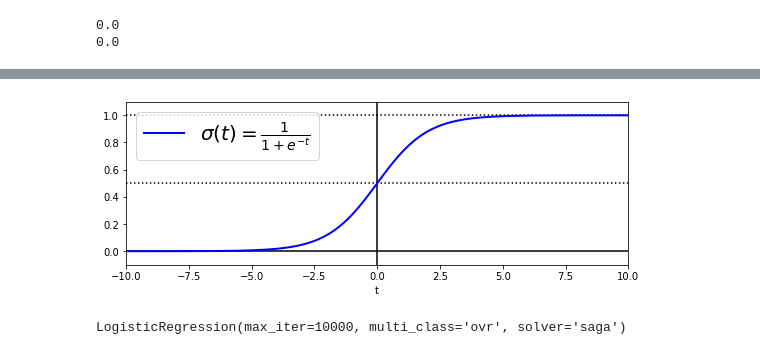
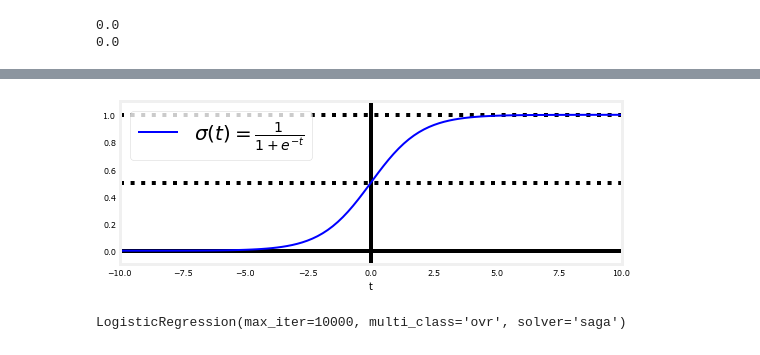
Before and after one commit to vburlay/UCI-Bank-Marketing, a Jupyter notebook: Jupyter Notebook.ipynb, the cells around one changed output, grey strips where cells are left out. Cells and saved outputs as stored; diff of their text form; code cells hidden in the pictures.

```diff
--- a/Jupyter Notebook.ipynb
+++ b/Jupyter Notebook.ipynb
@@ -34,14 +34,14 @@ from sklearn.model_selection import train_test_split
 import matplotlib.colors as mc
 from mpl_toolkits.mplot3d import Axes3D
 %matplotlib inline
+plt.style.use('./deeplearning.mplstyle')
 from sklearn.linear_model import LogisticRegression
-from sklearn.neighbors import KNeighborsClassifier
-from sklearn.tree import DecisionTreeClassifier
-from sklearn.ensemble import RandomForestClassifier
-from sklearn.svm import SVC
 from sklearn.cluster import KMeans
 from sklearn.model_selection import  cross_val_predict
 from sklearn.metrics import roc_curve
+from xgboost import XGBClassifier
+from lib.utils_common import *
+from lib.cnn_keras import build_model, k_fold
 # %% [markdown]
 <a name="2"></a>
 ## Preparing Data for Analysis
@@ -203,18 +147,7 @@ print(pca.explained_variance_ratio_)                              # percentage v
 # %%
-t = np.linspace(-10, 10, 100)
-sig = 1 / (1 + np.exp(-t))
-plt.figure(figsize=(9, 3))
-plt.plot([-10, 10], [0, 0], "k-")
-plt.plot([-10, 10], [0.5, 0.5], "k:")
-plt.plot([-10, 10], [1, 1], "k:")
-plt.plot([0, 0], [-1.1, 1.1], "k-")
-plt.plot(t, sig, "b-", linewidth=2, label=r"$\sigma(t) = \frac{1}{1 + e^{-t}}$")
-plt.xlabel("t")
-plt.legend(loc="upper left", fontsize=20)
-plt.axis([-10, 10, -0.1, 1.1])
-plt.show()
+log_reg_func()
 # %% [output]
-[figure, old version]
+[figure, new version]
 # %%
 log_reg = LogisticRegression(multi_class = 'ovr',
              class_weight = None,
```
Also changed, not shown: parts of 29 cells of this notebook, 7 other files.
